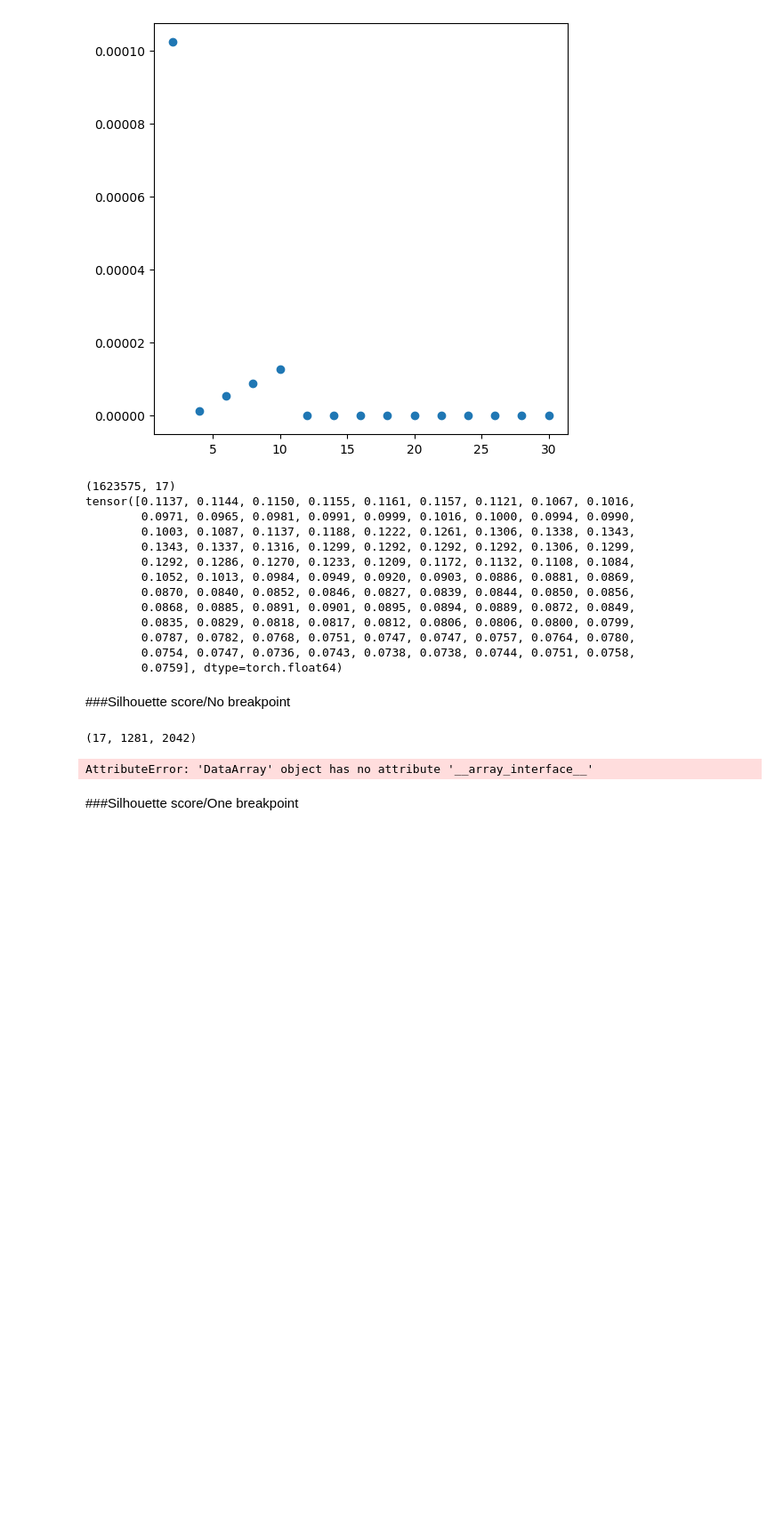
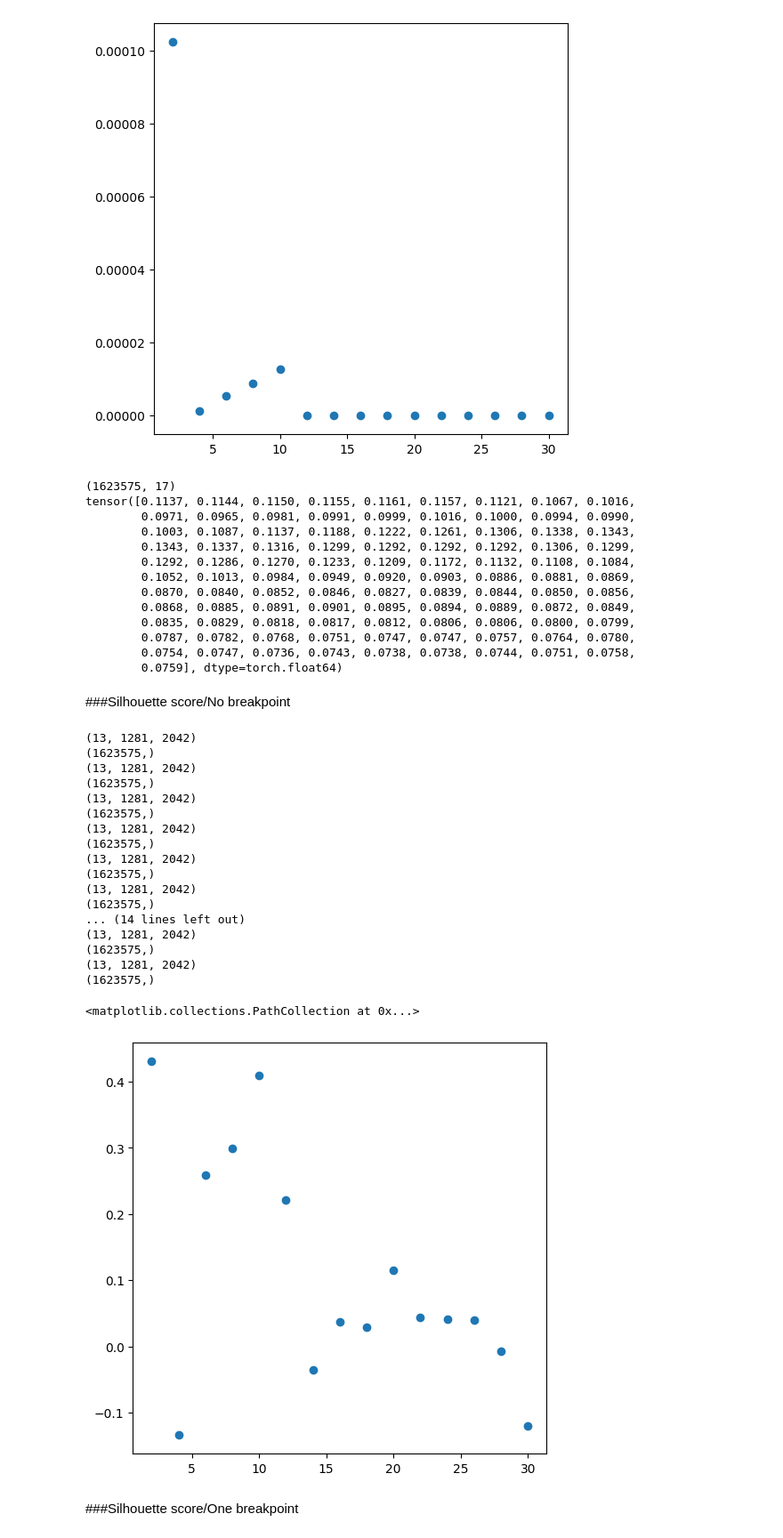
Before and after one commit to afullhart/climateanalogs, a Jupyter notebook: Figures/Score_1brkpt_TESTING.ipynb, the cells around one changed output. Shown at 89% size. Saved outputs shown, nothing was run; the diff lists cells and outputs as text; code cells hidden in the pictures; blank space fills up the shorter version.

```diff
--- a/Figures/Score_1brkpt_TESTING.ipynb
+++ b/Figures/Score_1brkpt_TESTING.ipynb
@@ -277,58 +294,71 @@ import numpy as np
 import pandas as pd
 from sklearn.metrics import silhouette_score, davies_bouldin_score
 import rasterio
 import rioxarray as rx
 from PIL import Image
 import imagecodecs
 import os
 
-compf = '/content/drive/My Drive/Colab Notebooks/Analogs/Extract_Composite.tif'
+isof = '/content/drive/My Drive/Colab Notebooks/Analogs/IsoCluster.tif'
+pcaf = '/content/drive/My Drive/Colab Notebooks/Analogs/PCA_Test'
 silhf = '/content/drive/My Drive/Colab Notebooks/Analogs/IsoCluster_Test'
 
-image = Image.open('/content/drive/My Drive/Colab Notebooks/Analogs/IsoCluster.tif')
-arr = np.asarray(image)
-mask = (arr > 0) & (arr < 16)
+iso_im = rx.open_rasterio(isof)
+arr = np.asarray(iso_im)
+mask = (arr >= 1) & (arr <= 15)
 
-img_array = xr.open_rasterio(compf)
-
-shp = img_array.shape
-print(shp)
-new_arr = []
-for i in range(shp[2]):
-  image = Image.fromarray(img_array[:, :, i]).convert('L')
-  arr = np.asarray(image)
-  count_sum = np.sum(arr == 255)
-  filtered_arr = arr[mask].flatten().tolist()
-  new_arr.append(filtered_arr)
-
-X = np.array(new_arr).transpose()
-df = pd.DataFrame(X[:, 3])
-display(df)
 
 test_scores = []
 #test_cluster_sizes = [3, 6, 9, 12, 15, 18, 21, 24, 27, 30]
 test_cluster_sizes = [2, 4, 6, 8, 10, 12, 14, 16, 18, 20, 22, 24, 26, 28, 30]
 for n in test_cluster_sizes:
 
-  image = Image.open(os.path.join(silhf, 'IsoCluster_{}.tif'.format(n)))
-  arr = np.asarray(image)
+  com_im = rx.open_rasterio(os.path.join(pcaf, 'MultidimRasterLyr_d_pc_{}.tif'.format(n)))
+
+  shp = com_im.values.shape
+  print(shp)
+  new_arr = []
+  for i in range(shp[0]):
+    filtered_arr = arr[mask]
+    new_arr.append(filtered_arr)
+
+  X = np.array(new_arr).transpose()
+
+  iso_im = rx.open_rasterio(os.path.join(silhf, 'IsoCluster_{}.tif'.format(n)))
+  arr = np.asarray(iso_im)
   filtered_arr = arr[mask]
-  filtered_labels = filtered_arr.flatten()
-  cluster_labels = filtered_labels
+  cluster_labels = filtered_arr
   print(cluster_labels.shape)
   scores = []
   for rand_sample in [123, 456, 789]:
     silhouette_avg = silhouette_score(X, cluster_labels, sample_size=10000, random_state=rand_sample)
     scores.append(silhouette_avg)
 
   avg_score = sum(scores)/len(scores)
   test_scores.append(avg_score)
 
 fig, ax = plt.subplots(figsize=(6, 6))
 ax.scatter(test_cluster_sizes, test_scores)
 # %% [output]
-(17, 1281, 2042)
+(13, 1281, 2042)
+(1623575,)
+(13, 1281, 2042)
+(1623575,)
+(13, 1281, 2042)
+(1623575,)
+(13, 1281, 2042)
+(1623575,)
+(13, 1281, 2042)
+(1623575,)
+(13, 1281, 2042)
+(1623575,)
+... (14 lines left out)
+(13, 1281, 2042)
+(1623575,)
+(13, 1281, 2042)
+(1623575,)
-AttributeError: 'DataArray' object has no attribute '__array_interface__'
+<matplotlib.collections.PathCollection at 0x...>
+[figure, added]
 # %% [markdown]
 ###Silhouette score/One breakpoint
 # %%
```
Also changed, not shown: parts of 5 cells of this notebook.
